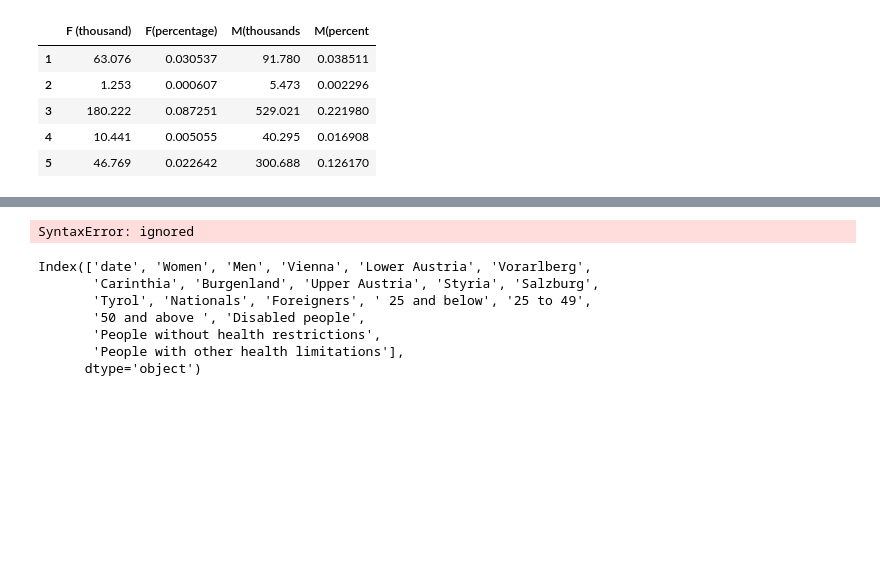
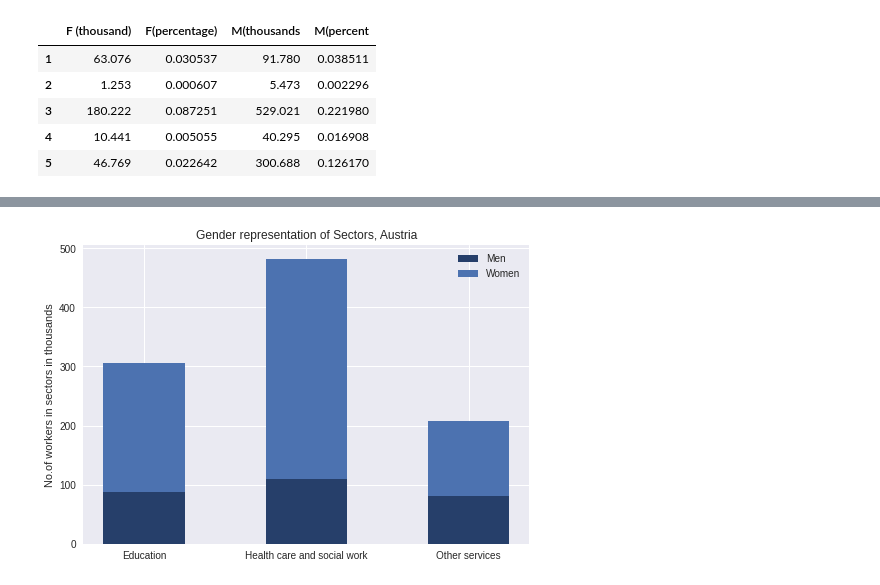
Before and after one commit to Gail529/Machine-Learning-, a Jupyter notebook: Austria.ipynb, the cells around one changed output, grey strips where cells are left out. Saved outputs shown, nothing was run; the diff lists cells and outputs as text; code cells hidden in the pictures; blank space fills up the shorter version.

```diff
--- a/Austria.ipynb
+++ b/Austria.ipynb
@@ -174,23 +242,12 @@ female=data2['F(percentage)']
 # %%
 plt.style.use('seaborn')
 width=0.5
 fig, ax=plt.subplots()
 ax.bar(sector,male,width,label='Men',color='#263F6A')
-ax.bar(sector,female,width,bottom=male,label='Women',color=)
-ax.set_ylabel('%')
+ax.bar(sector,female,width,bottom=male,label='Women')
+ax.set_ylabel('No.of workers in sectors in thousands')
 ax.set_title('Gender representation of Sectors, Austria')
 ax.legend()
 plt.show()
 # %% [output]
-SyntaxError: ignored
+[figure, added]
-# %%
-cols=data.columns
-cols
-# %% [output]
-Index(['date', 'Women', 'Men', 'Vienna', 'Lower Austria', 'Vorarlberg',
-       'Carinthia', 'Burgenland', 'Upper Austria', 'Styria', 'Salzburg',
-       'Tyrol', 'Nationals', 'Foreigners', ' 25 and below', '25 to 49',
-       '50 and above ', 'Disabled people',
-       'People without health restrictions',
-       'People with other health limitations'],
-      dtype='object')
```
Also changed, not shown: parts of 9 cells of this notebook.
